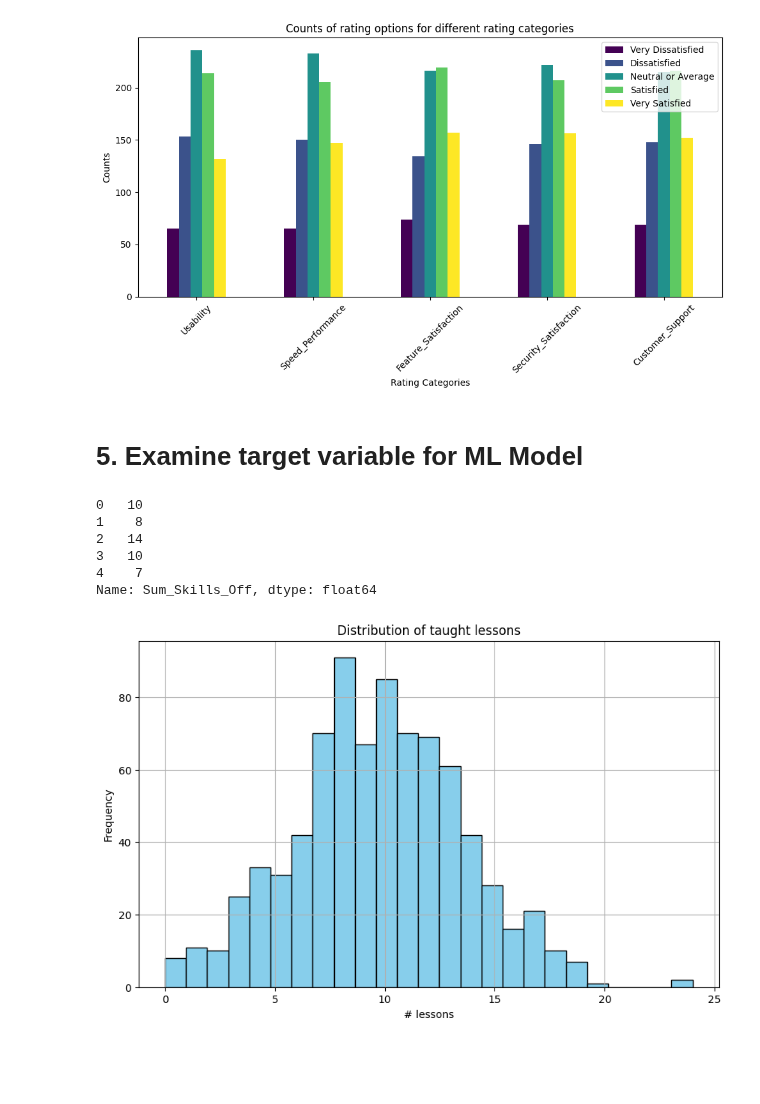
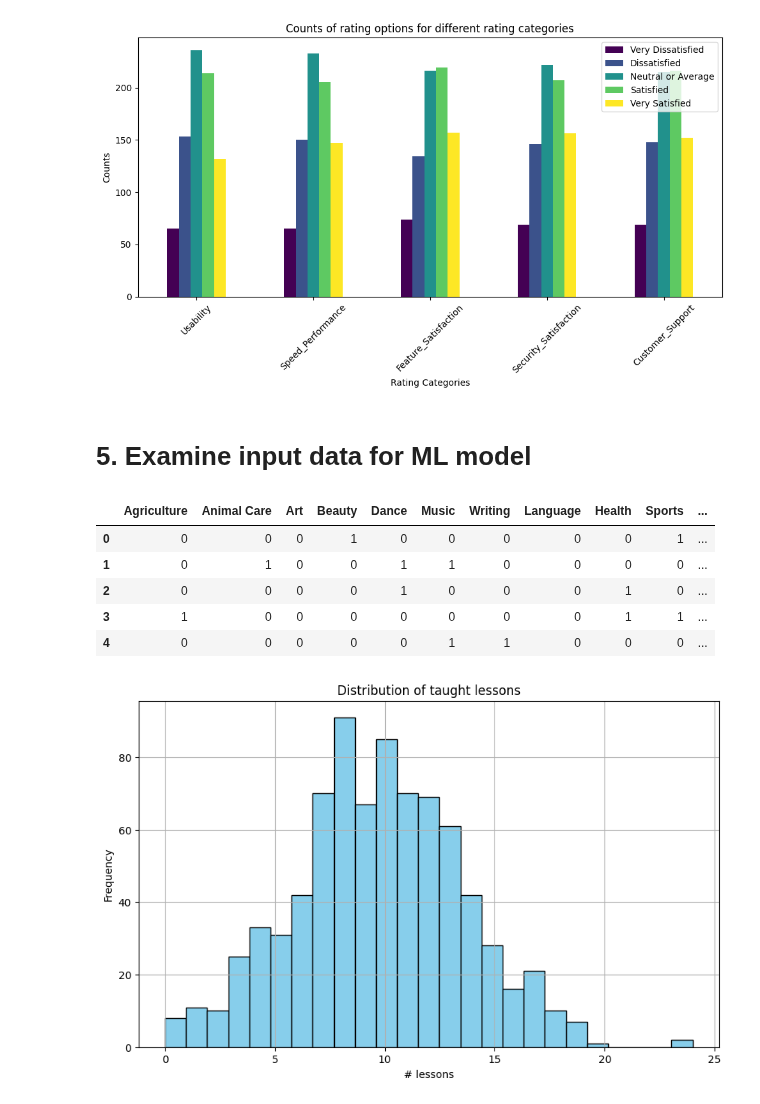
Before and after one commit to TechLabs-Berlin/ws24-skillswap, a Jupyter notebook: DS/01_Notebooks/02_Features_Insights/03_Exploratory_Data_Analysis/Exploratory.data.analysis.ipynb, the cells around one changed output. Cells and saved outputs as stored; diff of their text form; code cells hidden in the pictures; blank space fills up the shorter version.

```diff
--- a/DS/01_Notebooks/02_Features_Insights/03_Exploratory_Data_Analysis/Exploratory.data.analysis.ipynb
+++ b/DS/01_Notebooks/02_Features_Insights/03_Exploratory_Data_Analysis/Exploratory.data.analysis.ipynb
@@ -317,5 +320,5 @@ plt.show()
 # %% [output]
 [figure]
 # %% [markdown]
-# 5. Examine target variable for ML Model
+# 5. Examine input data for ML model
 # %%
@@ -323,10 +326,11 @@ df_x = pd.read_csv(r'C:\Users\Johannes\Documents\ws24-skillswap\DS\01_Notebooks\
-# %%
-print(df_x["Sum_Skills_Off"].head())
-# %% [output]
-0   10
-1    8
-2   14
-3   10
-4    7
-Name: Sum_Skills_Off, dtype: float64
+# %%
+df_x = df.drop(["Total_Skills", "Sum_Skills_Off_ab_avg"], axis=1)
+df_x.head()
+# %% [output]
+|  | Agriculture | Animal Care | Art | Beauty | Dance | Music | Writing | Language | Health | Sports | ... |
+| 0 | 0 | 0 | 0 | 1 | 0 | 0 | 0 | 0 | 0 | 1 | ... |
+| 1 | 0 | 1 | 0 | 0 | 1 | 1 | 0 | 0 | 0 | 0 | ... |
+| 2 | 0 | 0 | 0 | 0 | 1 | 0 | 0 | 0 | 1 | 0 | ... |
+| 3 | 1 | 0 | 0 | 0 | 0 | 0 | 0 | 0 | 1 | 1 | ... |
+| 4 | 0 | 0 | 0 | 0 | 0 | 1 | 1 | 0 | 0 | 0 | ... |
 # %%
```
Also changed, not shown: parts of 6 cells of this notebook, 2 other files.
